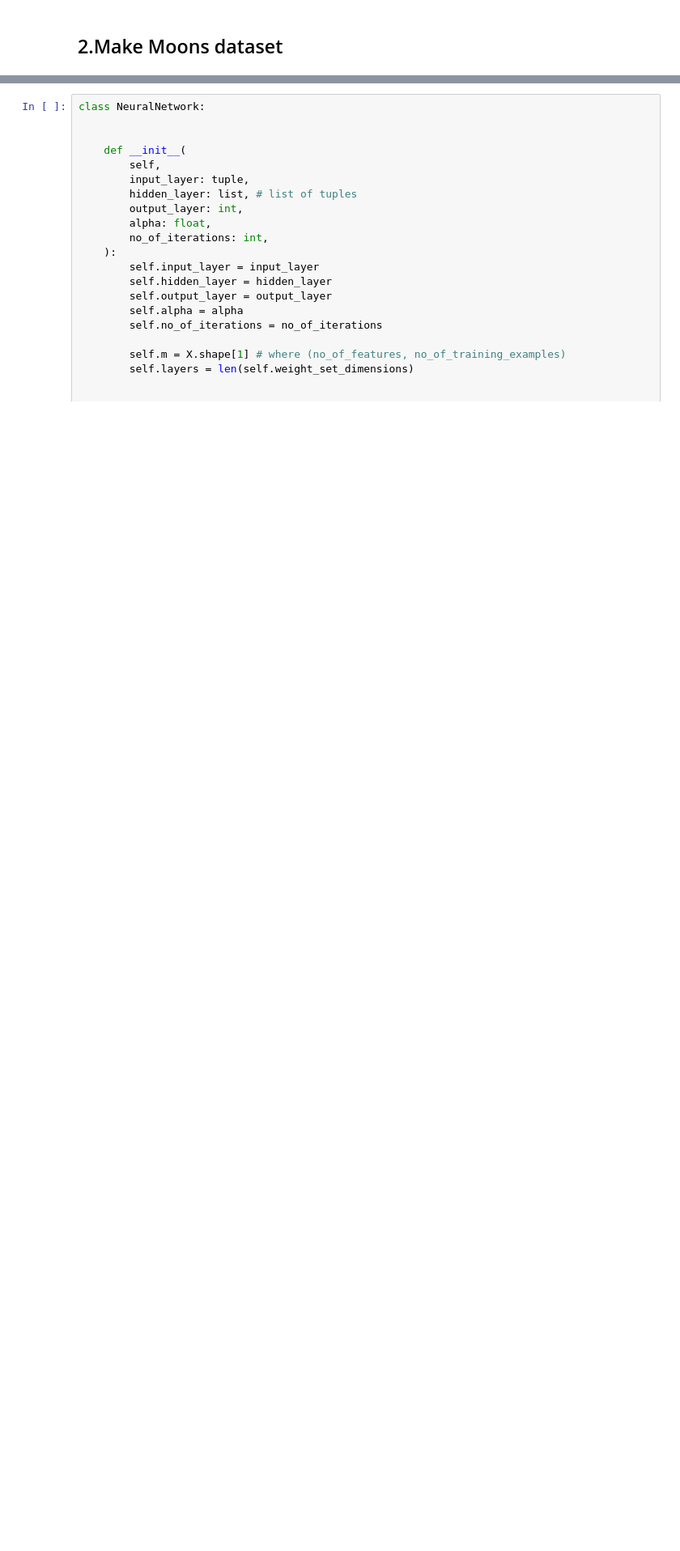
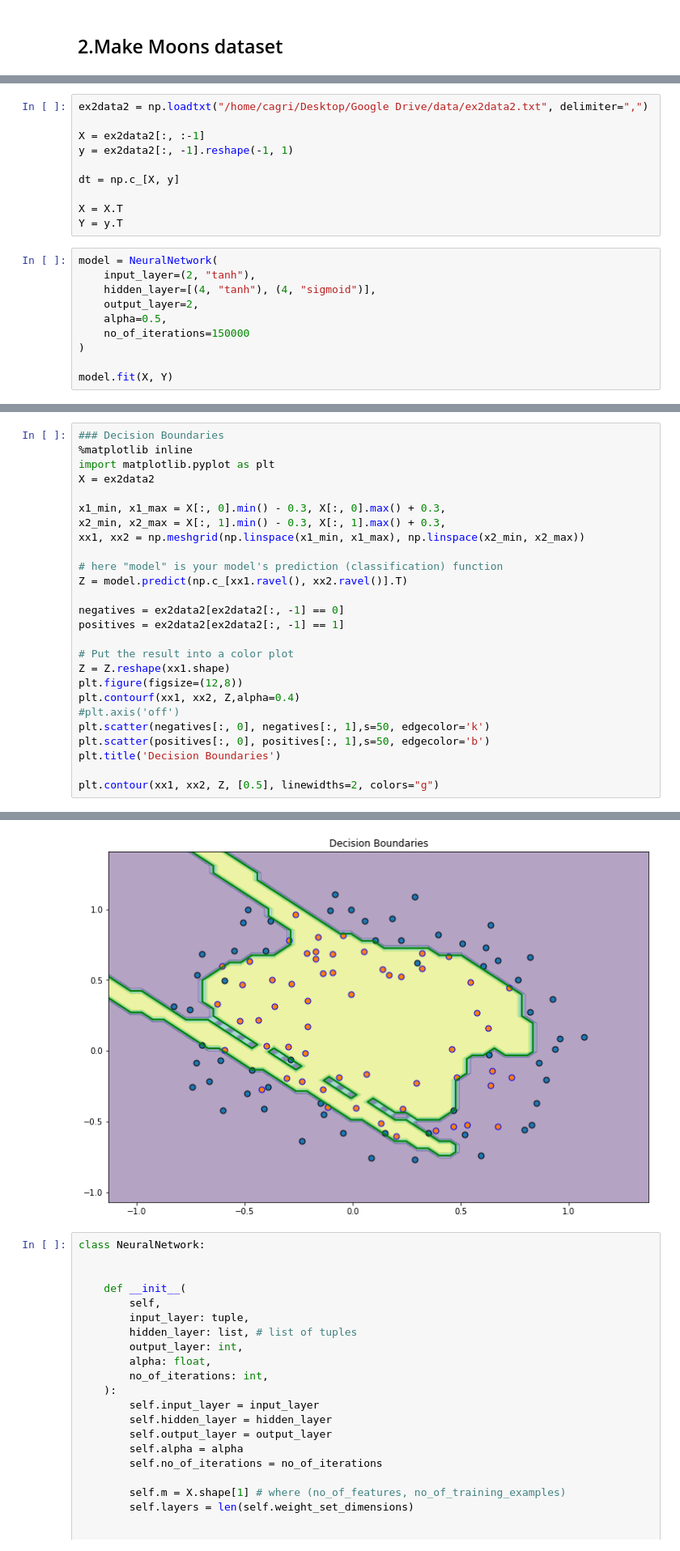
Before and after one commit to mcagriardic/Andrew-NG-Coursera, a Jupyter notebook: ex4/NeuralNetwork_class.ipynb, the cells around one changed output, grey strips where cells are left out. Shown at 81% size. Saved outputs shown, nothing was run; the diff lists cells and outputs as text; blank space fills up the shorter version.

```diff
--- a/ex4/NeuralNetwork_class.ipynb
+++ b/ex4/NeuralNetwork_class.ipynb
@@ -376,0 +354,20 @@ Text(0.5, 1.0, 'Decision Boundaries')
+# %%
+ex2data2 = np.loadtxt("/home/cagri/Desktop/Google Drive/data/ex2data2.txt", delimiter=",")
+
+X = ex2data2[:, :-1]
+y = ex2data2[:, -1].reshape(-1, 1)
+
+dt = np.c_[X, y]
+
+X = X.T
+Y = y.T
+# %%
+model = NeuralNetwork(
+    input_layer=(2, "tanh"),
+    hidden_layer=[(4, "tanh"), (4, "sigmoid")],
+    output_layer=2,
+    alpha=0.5,
+    no_of_iterations=150000
+)
+
+model.fit(X, Y)
@@ -376,0 +392,27 @@ Text(0.5, 1.0, 'Decision Boundaries')
+# %%
+### Decision Boundaries
+%matplotlib inline
+import matplotlib.pyplot as plt
+X = ex2data2
+
+x1_min, x1_max = X[:, 0].min() - 0.3, X[:, 0].max() + 0.3,
+x2_min, x2_max = X[:, 1].min() - 0.3, X[:, 1].max() + 0.3,
+xx1, xx2 = np.meshgrid(np.linspace(x1_min, x1_max), np.linspace(x2_min, x2_max))
+
+# here "model" is your model's prediction (classification) function
+Z = model.predict(np.c_[xx1.ravel(), xx2.ravel()].T)
+
+negatives = ex2data2[ex2data2[:, -1] == 0]
+positives = ex2data2[ex2data2[:, -1] == 1]
+
+# Put the result into a color plot
+Z = Z.reshape(xx1.shape)
+plt.figure(figsize=(12,8))
+plt.contourf(xx1, xx2, Z,alpha=0.4)
+#plt.axis('off')
+plt.scatter(negatives[:, 0], negatives[:, 1],s=50, edgecolor='k')
+plt.scatter(positives[:, 0], positives[:, 1],s=50, edgecolor='b')
+plt.title('Decision Boundaries')
+
+plt.contour(xx1, xx2, Z, [0.5], linewidths=2, colors="g")
+# %% [output]
@@ -377,3 +420,4 @@ Text(0.5, 1.0, 'Decision Boundaries')
+[figure, added]
 # %%
 class NeuralNetwork:
 
```
Also changed, not shown: parts of 16 cells of this notebook.
